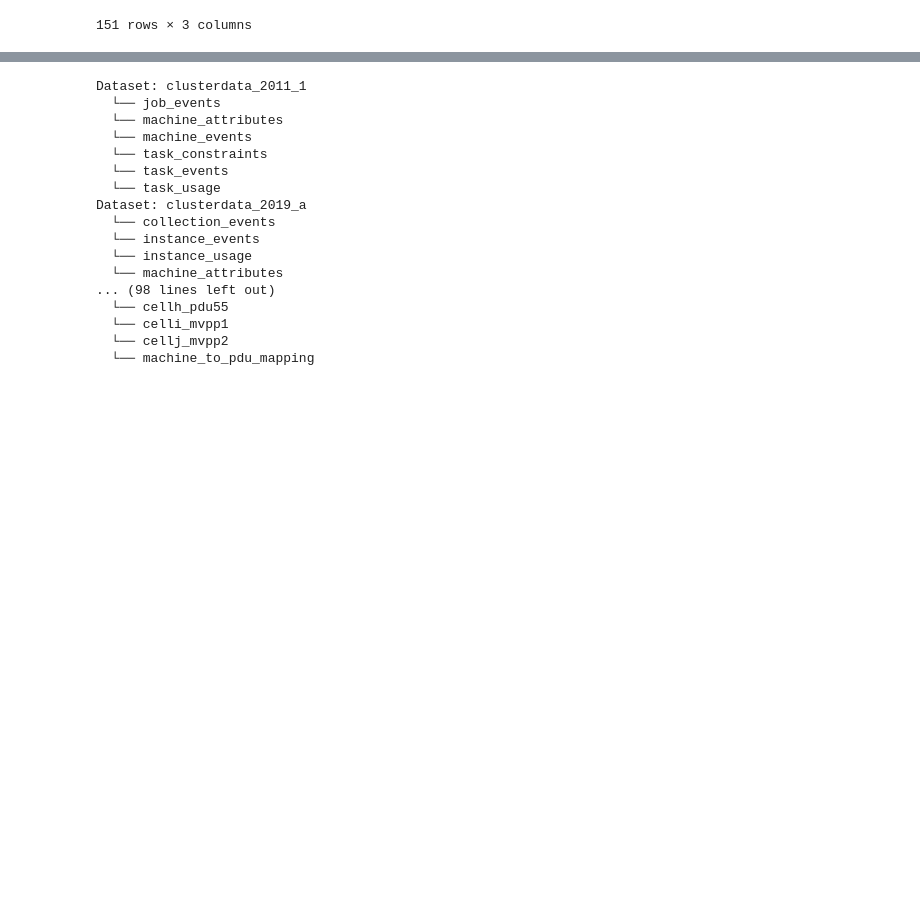
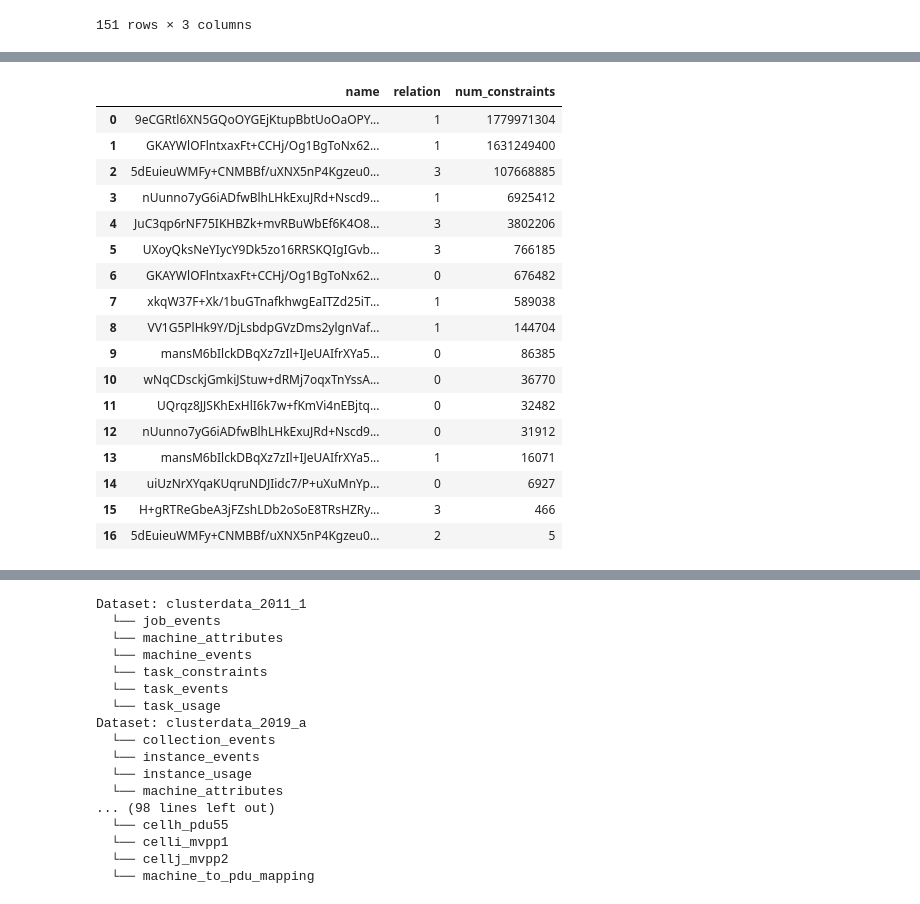
Before and after one commit to XuTaoWang-2002/FlexEH-in-data-center, a Jupyter notebook: clusterdata_analysis_colab.ipynb, the cells around one changed output, grey strips where cells are left out. Saved outputs shown, nothing was run; the diff lists cells and outputs as text; code cells hidden in the pictures; blank space fills up the shorter version.

```diff
--- a/clusterdata_analysis_colab.ipynb
+++ b/clusterdata_analysis_colab.ipynb
@@ -134,0 +137,31 @@ LIMIT 50;
+# %%
+%%bigquery
+SELECT
+  constraint.name,
+  constraint.relation,
+  COUNT(*) AS num_constraints
+FROM
+  `google.com:google-cluster-data.clusterdata_2019_a.instance_events`,
+  UNNEST(constraint) AS constraint
+GROUP BY constraint.name, constraint.relation
+ORDER BY num_constraints DESC
+LIMIT 50;
+# %% [output]
+|  | name | relation | num_constraints |
+| 0 | 9eCGRtl6XN5GQoOYGEjKtupBbtUoOaOPY... | 1 | 1779971304 |
+| 1 | GKAYWlOFlntxaxFt+CCHj/Og1BgToNx62... | 1 | 1631249400 |
+| 2 | 5dEuieuWMFy+CNMBBf/uXNX5nP4Kgzeu0... | 3 | 107668885 |
+| 3 | nUunno7yG6iADfwBlhLHkExuJRd+Nscd9... | 1 | 6925412 |
+| 4 | JuC3qp6rNF75IKHBZk+mvRBuWbEf6K4O8... | 3 | 3802206 |
+| 5 | UXoyQksNeYIycY9Dk5zo16RRSKQIgIGvb... | 3 | 766185 |
+| 6 | GKAYWlOFlntxaxFt+CCHj/Og1BgToNx62... | 0 | 676482 |
+| 7 | xkqW37F+Xk/1buGTnafkhwgEaITZd25iT... | 1 | 589038 |
+| 8 | VV1G5PlHk9Y/DjLsbdpGVzDms2ylgnVaf... | 1 | 144704 |
+| 9 | mansM6bIlckDBqXz7zIl+IJeUAIfrXYa5... | 0 | 86385 |
+| 10 | wNqCDsckjGmkiJStuw+dRMj7oqxTnYssA... | 0 | 36770 |
+| 11 | UQrqz8JJSKhExHlI6k7w+fKmVi4nEBjtq... | 0 | 32482 |
+| 12 | nUunno7yG6iADfwBlhLHkExuJRd+Nscd9... | 0 | 31912 |
+| 13 | mansM6bIlckDBqXz7zIl+IJeUAIfrXYa5... | 1 | 16071 |
+| 14 | uiUzNrXYqaKUqruNDJIidc7/P+uXuMnYp... | 0 | 6927 |
+| 15 | H+gRTReGbeA3jFZshLDb2oSoE8TRsHZRy... | 3 | 466 |
+| 16 | 5dEuieuWMFy+CNMBBf/uXNX5nP4Kgzeu0... | 2 | 5 |
```
Also changed, not shown: parts of 10 cells of this notebook.
